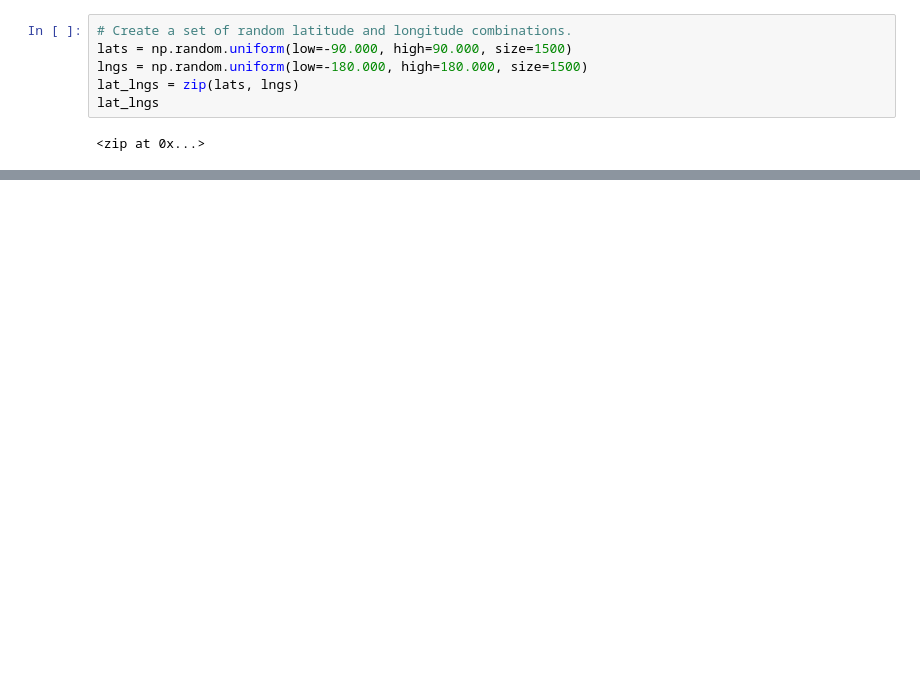
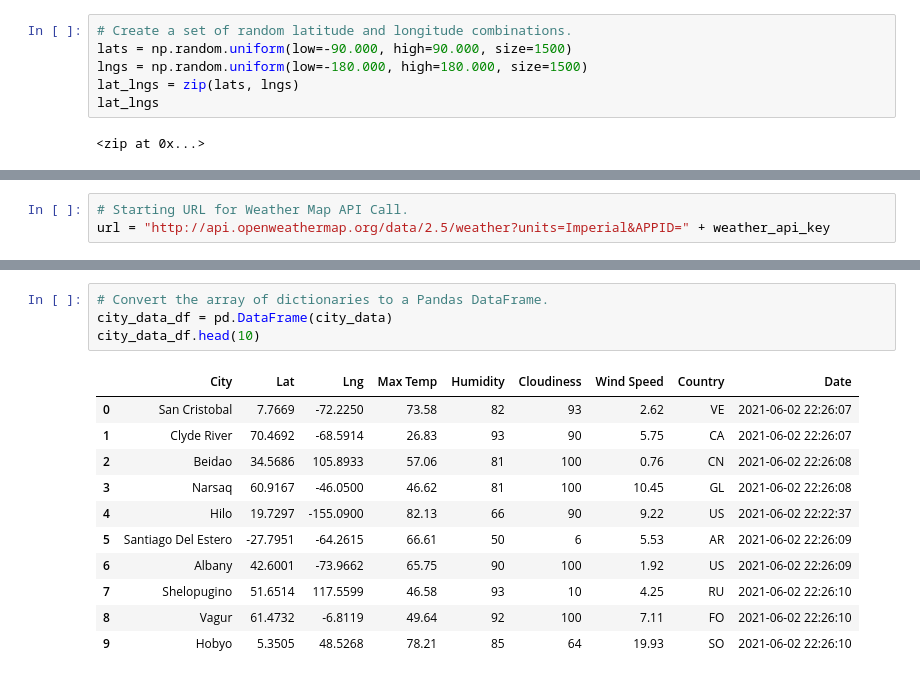
Before and after one commit to nhipqnguyen/World_Weather_Analysis, a Jupyter notebook: WeatherPy.ipynb, the cells around one changed output, grey strips where cells are left out. Cells and saved outputs as stored; diff of their text form; blank space fills up the shorter version.

```diff
--- a/WeatherPy.ipynb
+++ b/WeatherPy.ipynb
@@ -52,0 +60,3 @@ len(cities)
+# %%
+# Starting URL for Weather Map API Call.
+url = "http://api.openweathermap.org/data/2.5/weather?units=Imperial&APPID=" + weather_api_key
@@ -52,0 +141,16 @@ len(cities)
+# %%
+# Convert the array of dictionaries to a Pandas DataFrame.
+city_data_df = pd.DataFrame(city_data)
+city_data_df.head(10)
+# %% [output]
+|  | City | Lat | Lng | Max Temp | Humidity | Cloudiness | Wind Speed | Country | Date |
+| 0 | San Cristobal | 7.7669 | -72.2250 | 73.58 | 82 | 93 | 2.62 | VE | 2021-06-02 22:26:07 |
+| 1 | Clyde River | 70.4692 | -68.5914 | 26.83 | 93 | 90 | 5.75 | CA | 2021-06-02 22:26:07 |
+| 2 | Beidao | 34.5686 | 105.8933 | 57.06 | 81 | 100 | 0.76 | CN | 2021-06-02 22:26:08 |
+| 3 | Narsaq | 60.9167 | -46.0500 | 46.62 | 81 | 100 | 10.45 | GL | 2021-06-02 22:26:08 |
+| 4 | Hilo | 19.7297 | -155.0900 | 82.13 | 66 | 90 | 9.22 | US | 2021-06-02 22:22:37 |
+| 5 | Santiago Del Estero | -27.7951 | -64.2615 | 66.61 | 50 | 6 | 5.53 | AR | 2021-06-02 22:26:09 |
+| 6 | Albany | 42.6001 | -73.9662 | 65.75 | 90 | 100 | 1.92 | US | 2021-06-02 22:26:09 |
+| 7 | Shelopugino | 51.6514 | 117.5599 | 46.58 | 93 | 10 | 4.25 | RU | 2021-06-02 22:26:10 |
+| 8 | Vagur | 61.4732 | -6.8119 | 49.64 | 92 | 100 | 7.11 | FO | 2021-06-02 22:26:10 |
+| 9 | Hobyo | 5.3505 | 48.5268 | 78.21 | 85 | 64 | 19.93 | SO | 2021-06-02 22:26:10 |
```
Also changed, not shown: parts of 6 cells of this notebook, 3 other files.
